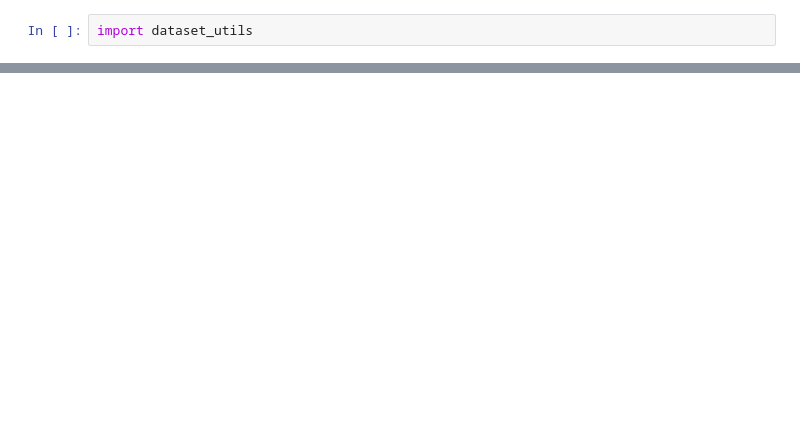
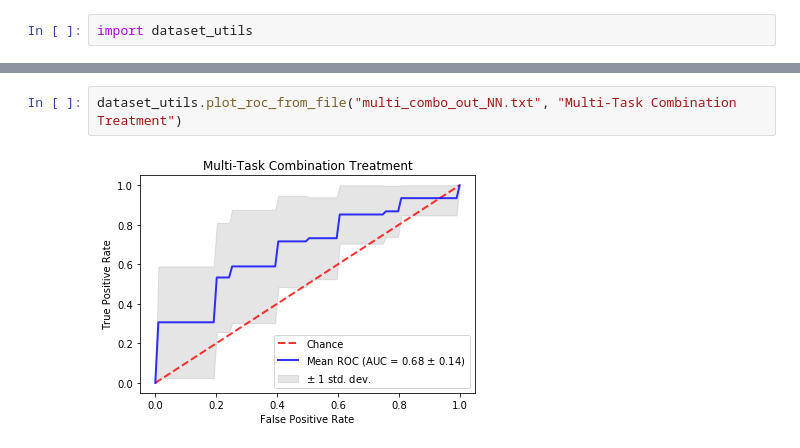
Before and after one commit to hl197/DrugResponsePrediction, a Jupyter notebook: NeoALTTO/gene_ontology/neural_net_performance.ipynb, the cells around one changed output, grey strips where cells are left out. Saved outputs shown, nothing was run; the diff lists cells and outputs as text; blank space fills up the shorter version.

```diff
--- a/NeoALTTO/gene_ontology/neural_net_performance.ipynb
+++ b/NeoALTTO/gene_ontology/neural_net_performance.ipynb
@@ -30,0 +17,4 @@ dataset_utils.plot_roc_from_file("multi_cl_lap_NN.txt", "Multi-Task Lapatinib Ce
+# %%
+dataset_utils.plot_roc_from_file("multi_combo_out_NN.txt", "Multi-Task Combination Treatment")
+# %% [output]
+[figure, added]
```
Also changed, not shown: parts of 51 cells of this notebook, 7 other files.
